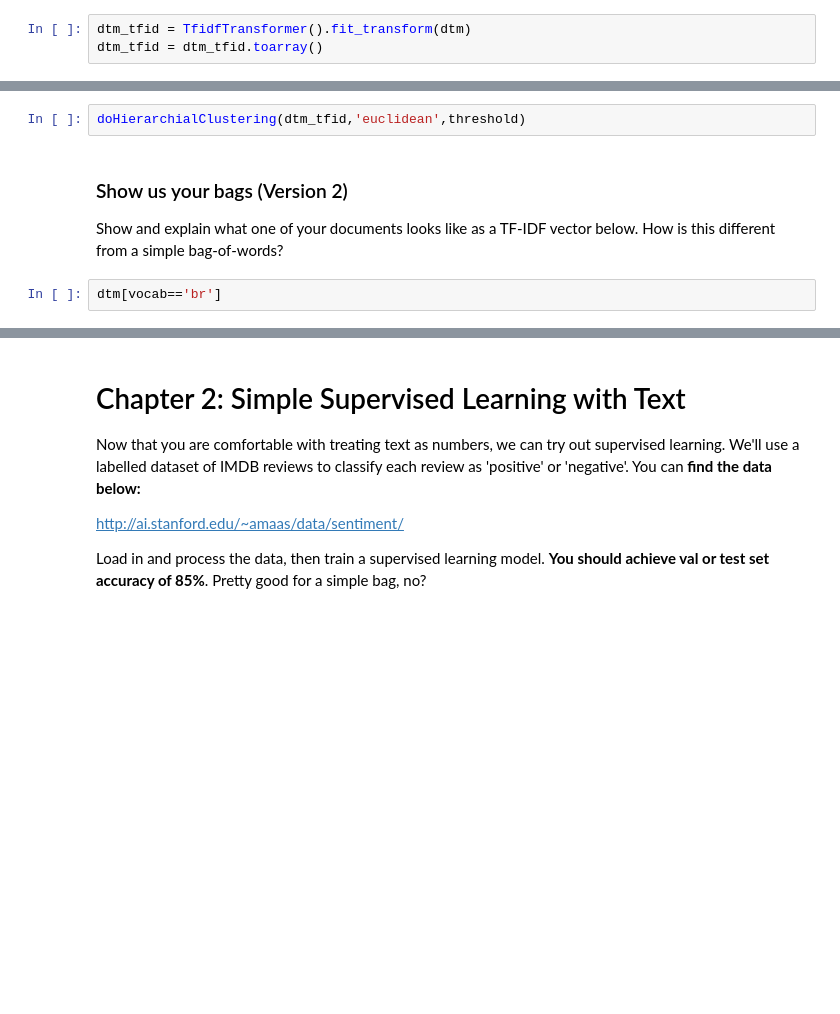
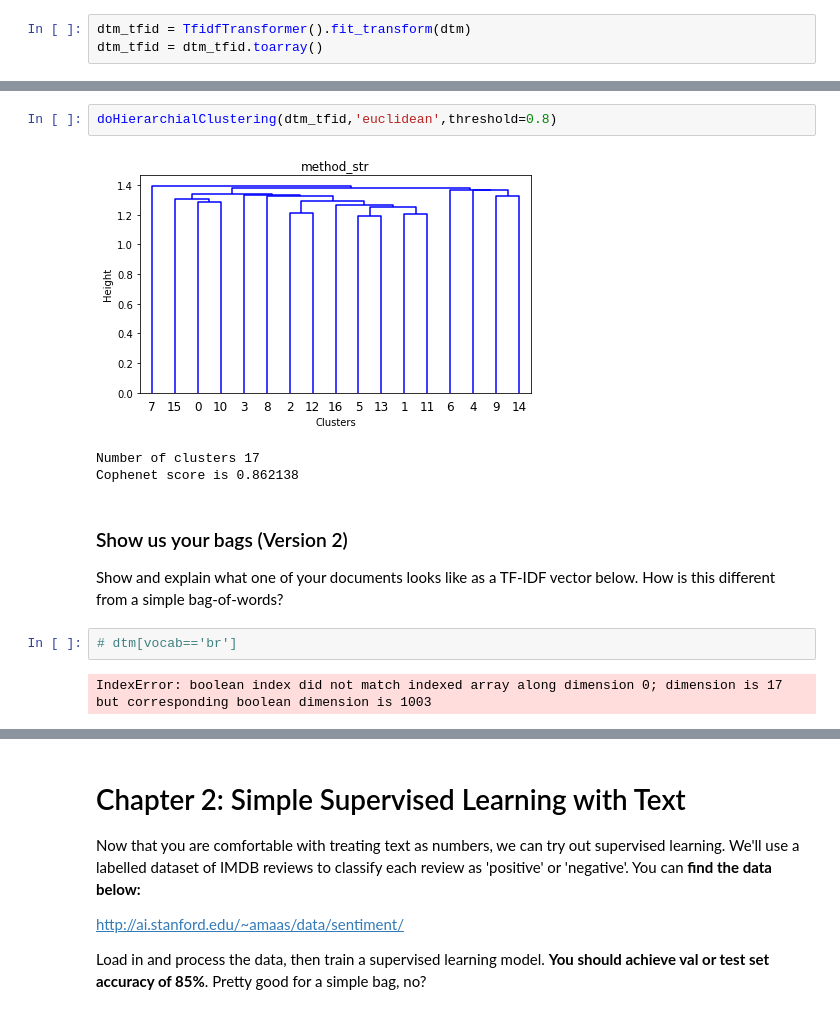
Before and after one commit to hanifa2102/AIAP_Week5, a Jupyter notebook: Week5_NLP_student.ipynb, the cells around one changed output, grey strips where cells are left out. Saved outputs shown, nothing was run; the diff lists cells and outputs as text; blank space fills up the shorter version.

```diff
--- a/Week5_NLP_student.ipynb
+++ b/Week5_NLP_student.ipynb
@@ -150,10 +185,16 @@ doHierarchialClustering(dtm_tfid,'cosine',threshold)
 # %%
-doHierarchialClustering(dtm_tfid,'euclidean',threshold)
+doHierarchialClustering(dtm_tfid,'euclidean',threshold=0.8)
+# %% [output]
+[figure, added]
+Number of clusters 17
+Cophenet score is 0.862138
 # %% [markdown]
 ### Show us your bags (Version 2)
 
 Show and explain what one of your documents looks like as a TF-IDF vector below.  How is this different from a simple bag-of-words?
 # %%
-dtm[vocab=='br']
+# dtm[vocab=='br']
+# %% [output]
+IndexError: boolean index did not match indexed array along dimension 0; dimension is 17 but corresponding boolean dimension is 1003
 # %%
 np.unique(dtm_tfid[2,:])
```
Also changed, not shown: parts of 16 cells of this notebook, 1 other file.
